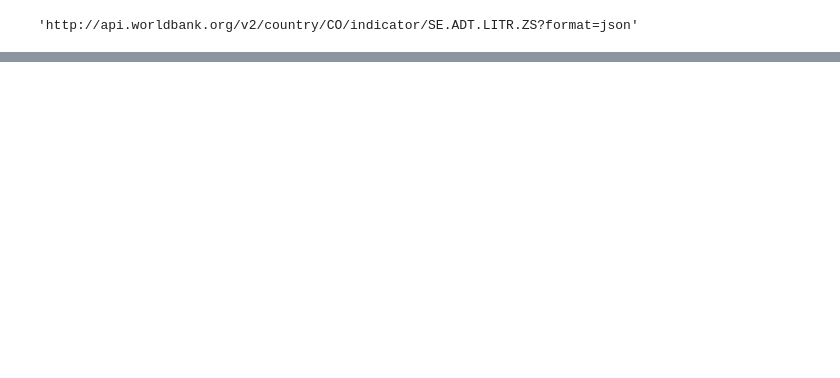
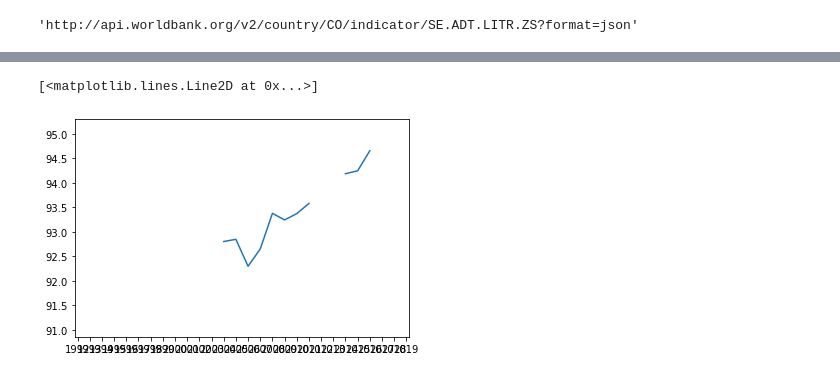
Before and after one commit to tbarger6/project-one, a Jupyter notebook: Colombia_GDP_GovExp_Literacy.ipynb, the cells around one changed output, grey strips where cells are left out. Cells and saved outputs as stored; diff of their text form; code cells hidden in the pictures; blank space fills up the shorter version.

```diff
--- a/Colombia_GDP_GovExp_Literacy.ipynb
+++ b/Colombia_GDP_GovExp_Literacy.ipynb
@@ -189,3 +189,6 @@ request_url
 'http://api.worldbank.org/v2/country/CO/indicator/SE.ADT.LITR.ZS?format=json'
 # %%
 response3 = requests.get(request_url).json()
+# %%
+third_response = response3[1]
+third_response
@@ -191,0 +213,3 @@ response3 = requests.get(request_url).json()
+# %%
+df = pd.DataFrame(third_response)
+df
@@ -191,0 +234,4 @@ response3 = requests.get(request_url).json()
+# %%
+colombia_literacy= df[["date","value"]]
+colombia_literacy = colombia_literacy.sort_values("date", ascending=True)
+colombia_literacy.head()
@@ -191,0 +245,5 @@ response3 = requests.get(request_url).json()
+# %%
+plt.plot(colombia_literacy["date"],colombia_literacy["value"])
+# %% [output]
+[<matplotlib.lines.Line2D at 0x...>]
+[figure, added]
```
Also changed, not shown: parts of 13 cells of this notebook, 2 other files.
